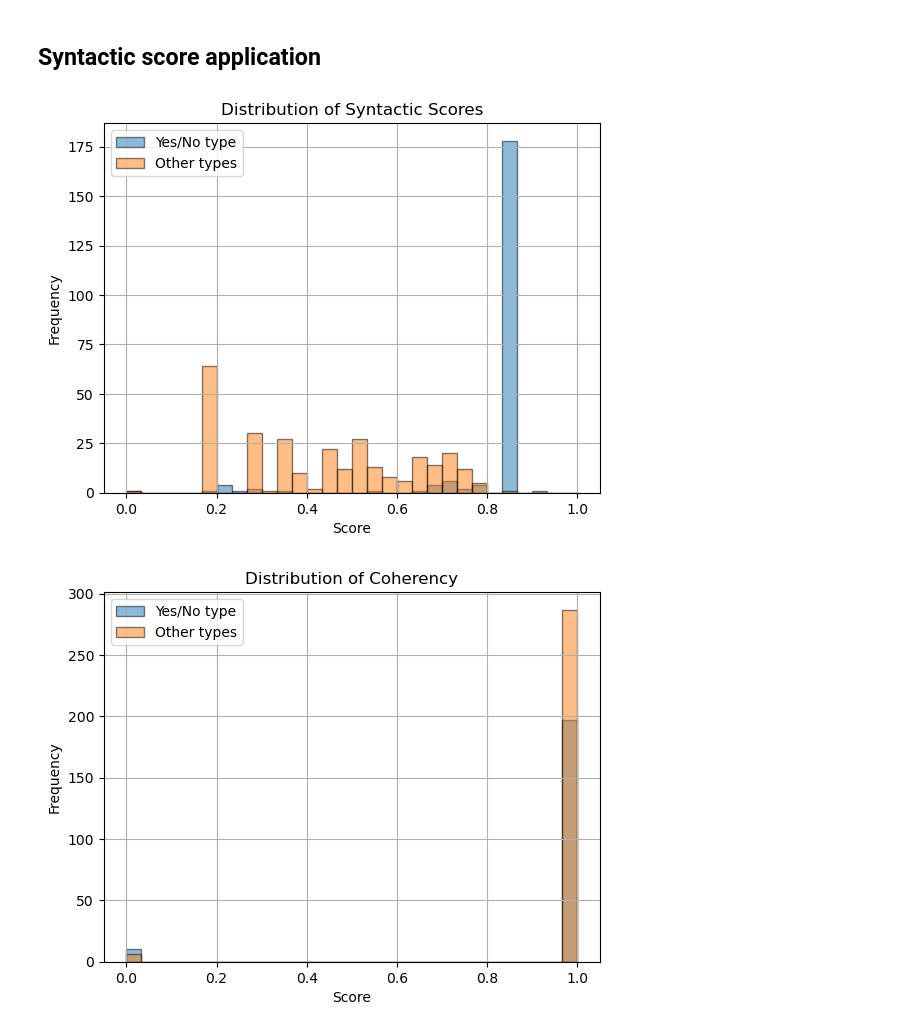
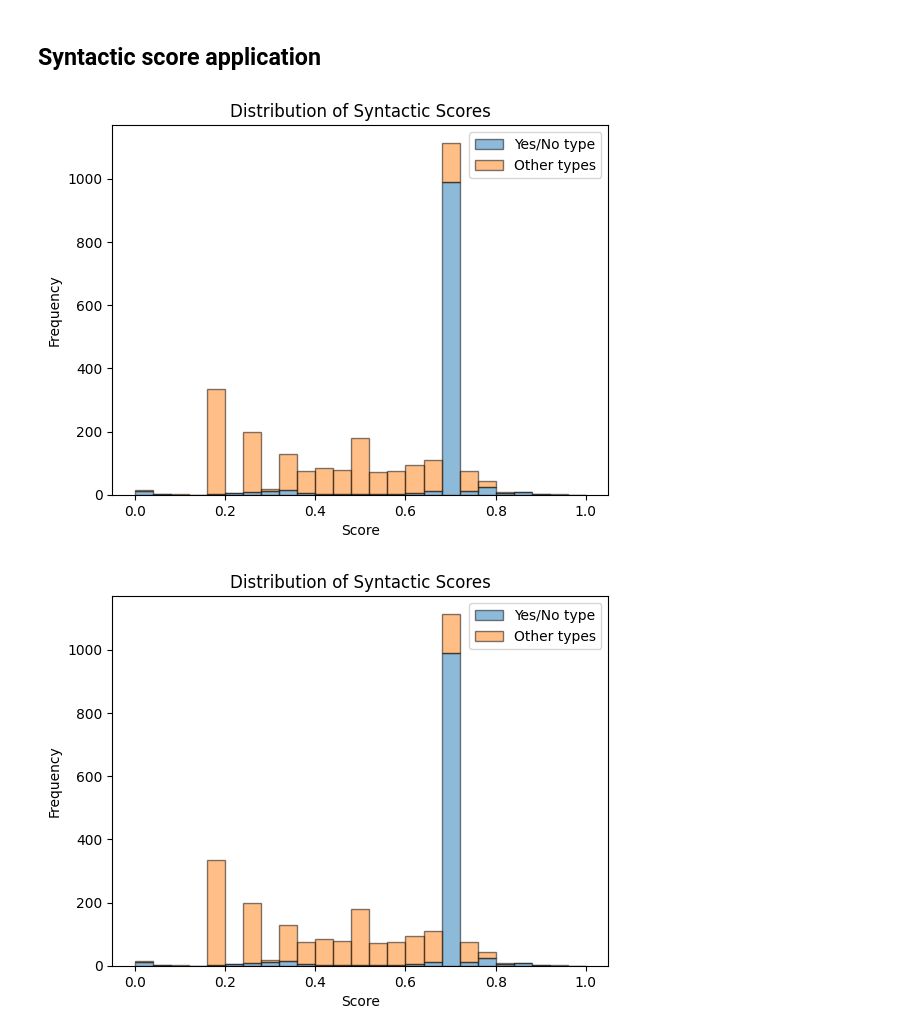
Before and after one commit to JingyuanHe1222/question_answering, a Jupyter notebook: syntactic_score.ipynb, the cells around one changed output. Drawn from its saved outputs; the diff is of its cells as text; code cells hidden in the pictures.

```diff
--- a/syntactic_score.ipynb
+++ b/syntactic_score.ipynb
@@ -91,7 +114,7 @@ def evaluate_conciseness(answer, debug=False):
     doc = nlp(answer)
     word_count = len(word_tokenize(answer))
     punctuation_count = sum(token.pos == spacy.symbols.PUNCT for token in doc)
-    relevant_words=word_count-punctuation_count
+    relevant_words=np.maximum(1,word_count-punctuation_count)
 
     # content words NOUN and VERB
     content_words_count = sum(token.pos in [spacy.symbols.NOUN, spacy.symbols.VERB] for token in doc)
@@ -155,6 +178,9 @@ nlp = spacy.load("en_core_web_sm")
 
 def evaluate_syntax_fluency(sentence, debug=False):
     doc = nlp(sentence)
+
+    if len(doc)==0:
+        return 0
 
     # Heuristics for scoring
     score = 0
@@ -423,15 +449,14 @@ article:  Cello    The violoncello (abbreviated to cello, or  'cello,  plural ce
 import random
 
 #make random selection
-n=500 #random sample to get from len(dataset)
-random_select=random.sample(range(len(dataset)), n) #Sometime fails because of UTF
+n=len(dataset) #n=500 #random sample to get from len(dataset)
+#random_select=random.sample(range(len(dataset)), n) #Sometime fails because of UTF
 # %%
 # Get scores
 scores=[]
-for line in random_select: #range(n):
+for line in range(n): #random_select:
     q=dataset.questions[line]
     a=dataset.answers[line]
-    #print('difficulty:',dataset.q_diffi[line],dataset.a_diffi[line])
 
     scores.append(syntactic_score(q, #question
                                   a, #answer
@@ -441,57 +466,57 @@ for line in random_select: #range(n):
                                   extra_outputs=True) #output syntactic score, coherency, fluency, conciseness (last 3 are the 'extra')
                                   )
 # %%
-# Score distribution
-
 import numpy as np
 import matplotlib.pyplot as plt
 
-#syntactic_score, is_yes_no_type, coherency, fluency, conciseness
-#histogram of score
-scores=np.array(scores)
-ind_yn=scores[:,1]==1 #Yes/No type
+scores = np.array(scores)
+ind_yn = scores[:,1] == 1  # Yes/No type
 
-plt.hist(scores[ind_yn,0], bins=30, range=(0,1), edgecolor='black', alpha=0.5, label='Yes/No type')
-plt.hist(scores[~ind_yn,0], bins=30, range=(0,1), edgecolor='black', alpha=0.5, label='Other types')
+# Histogram of Syntactic Score
+plt.hist([scores[ind_yn,0], scores[~ind_yn,0]], bins=25, range=(0,1), edgecolor='black', alpha=0.5, stacked=True, label=['Yes/No type', 'Other types'])
 plt.title('Distribution of Syntactic Scores')
 plt.xlabel('Score')
 plt.ylabel('Frequency')
-plt.grid(True)
+#plt.grid(True)
 plt.legend()
 plt.show()
 
-#histogram of coherency
 
-plt.hist(scores[ind_yn,2], bins=30, range=(0,1), edgecolor='black', alpha=0.5, label='Yes/No type')
-plt.hist(scores[~ind_yn,2], bins=30, range=(0,1), edgecolor='black', alpha=0.5, label='Other types')
+# Histogram of Syntactic Score
+plt.hist([scores[ind_yn,0], scores[~ind_yn,0]], bins=25, range=(0,1), edgecolor='black', alpha=0.5, stacked=True, label=['Yes/No type', 'Other types'])
+plt.title('Distribution of Syntactic Scores')
+plt.xlabel('Score')
+plt.ylabel('Frequency')
+#plt.grid(True)
+plt.legend()
+plt.show()
+
+# Histogram of Coherency
+plt.hist([scores[ind_yn,2], scores[~ind_yn,2]], bins=25, range=(0,1), edgecolor='black', alpha=0.5, stacked=True, label=['Yes/No type', 'Other types'])
 plt.title('Distribution of Coherency')
 plt.xlabel('Score')
 plt.ylabel('Frequency')
-plt.grid(True)
+#plt.grid(True)
 plt.legend()
 plt.show()
 
-#histogram of fluency
+# Histogram of Conciseness
+plt.hist([scores[ind_yn,4], scores[~ind_yn,4]], bins=25, range=(0,1), edgecolor='black', alpha=0.5, stacked=True, label=['Yes/No type', 'Other types'])
+plt.title('Distribution of Conciseness')
+plt.xlabel('Score')
+plt.ylabel('Frequency')
+#plt.grid(True)
+plt.legend()
+plt.show()
 
-plt.hist(scores[ind_yn,3], bins=30, range=(0,1), edgecolor='black', alpha=0.5, label='Yes/No type')
-plt.hist(scores[~ind_yn,3], bins=30, range=(0,1), edgecolor='black', alpha=0.5, label='Other types')
+# Histogram of Fluency
+plt.hist([scores[ind_yn,3], scores[~ind_yn,3]], bins=25, range=(0,1), edgecolor='black', alpha=0.5, stacked=True, label=['Yes/No type', 'Other types'])
 plt.title('Distribution of Fluency')
 plt.xlabel('Score')
 plt.ylabel('Frequency')
-plt.grid(True)
+#plt.grid(True)
 plt.legend()
 plt.show()
-
-#histogram of conciseness
-
-plt.hist(scores[ind_yn,4], bins=30, range=(0,1), edgecolor='black', alpha=0.5, label='Yes/No type')
-plt.hist(scores[~ind_yn,4], bins=30, range=(0,1), edgecolor='black', alpha=0.5, label='Other types')
-plt.title('Distribution of Conciseness')
-plt.xlabel('Score')
-plt.ylabel('Frequency')
-plt.grid(True)
-plt.legend()
-plt.show()
 # %% [output]
-[figure, old version]
+[figure, new version]
-[figure, old version]
+[figure, new version]
```
Also changed, not shown: parts of 6 cells of this notebook.
